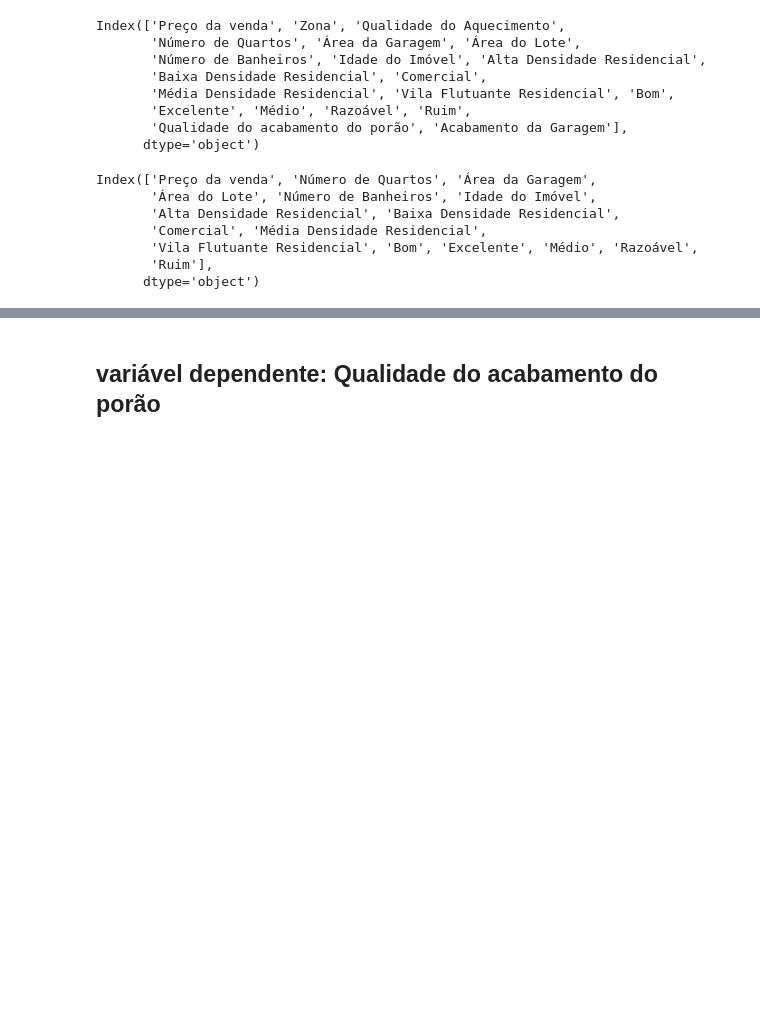
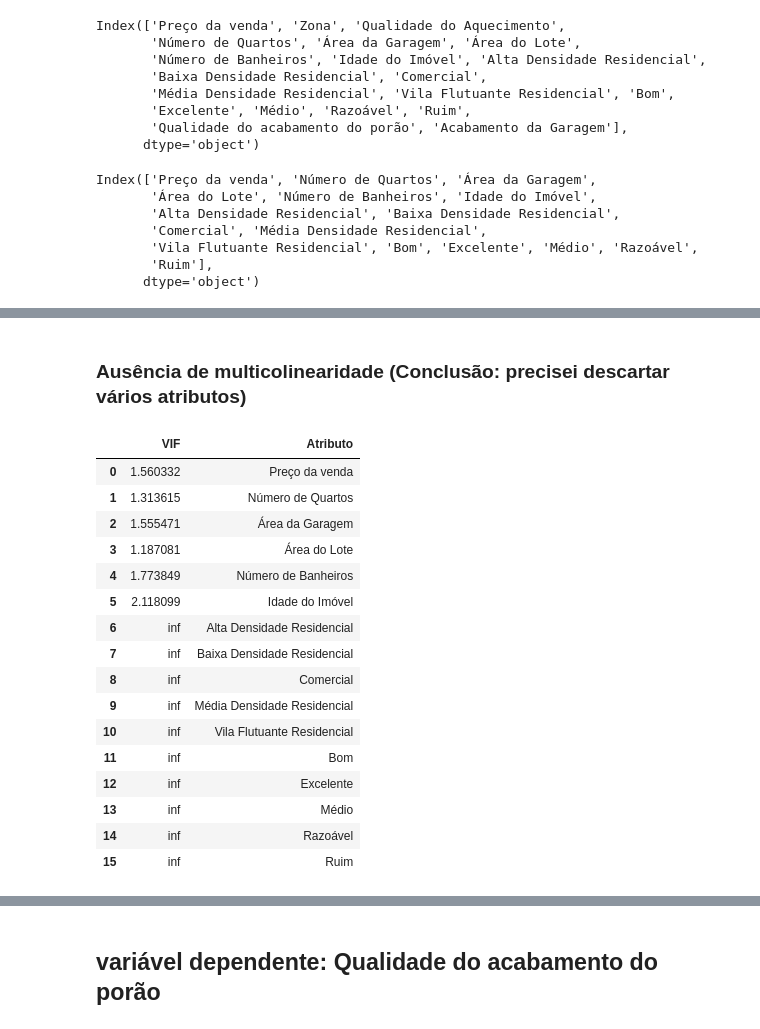
Before and after one commit to fabioheiji/mqaa, a Jupyter notebook: LAD.ipynb, the cells around one changed output, grey strips where cells are left out. Saved outputs shown, nothing was run; the diff lists cells and outputs as text; code cells hidden in the pictures; blank space fills up the shorter version.

```diff
--- a/LAD_Regressao_Logistica.ipynb
+++ b/LAD.ipynb
@@ -154,0 +218,25 @@ Index(['Preço da venda', 'Número de Quartos', 'Área da Garagem',
+# %% [markdown]
+### Ausência de multicolinearidade (Conclusão: precisei descartar vários atributos)
+# %%
+vif = pd.DataFrame()
+vif['VIF'] = [variance_inflation_factor(df[colunas_para_LDA].to_numpy(), i) for i in range(df[colunas_para_LDA].shape[1])]
+vif['Atributo'] = colunas_para_LDA
+vif
+# %% [output]
+|  | VIF | Atributo |
+| 0 | 1.560332 | Preço da venda |
+| 1 | 1.313615 | Número de Quartos |
+| 2 | 1.555471 | Área da Garagem |
+| 3 | 1.187081 | Área do Lote |
+| 4 | 1.773849 | Número de Banheiros |
+| 5 | 2.118099 | Idade do Imóvel |
+| 6 | inf | Alta Densidade Residencial |
+| 7 | inf | Baixa Densidade Residencial |
+| 8 | inf | Comercial |
+| 9 | inf | Média Densidade Residencial |
+| 10 | inf | Vila Flutuante Residencial |
+| 11 | inf | Bom |
+| 12 | inf | Excelente |
+| 13 | inf | Médio |
+| 14 | inf | Razoável |
+| 15 | inf | Ruim |
```
Also changed, not shown: parts of 21 cells of this notebook, 2 other files.
